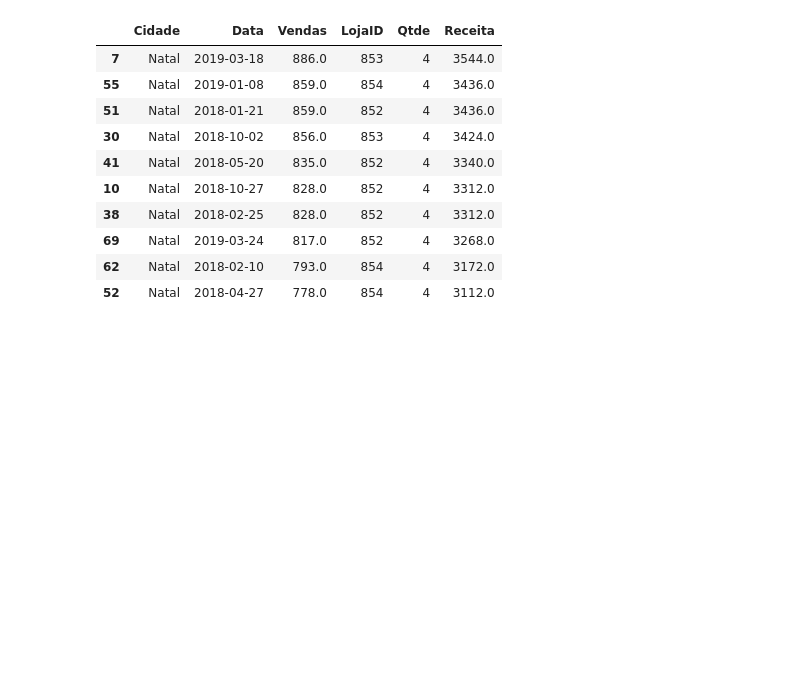
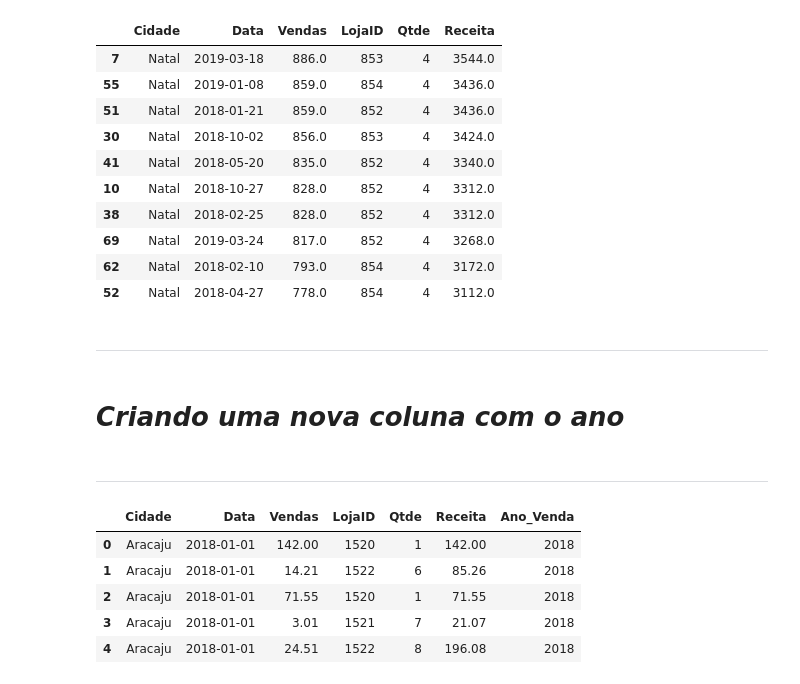
Before and after one commit to Felipe-Magalhaes-A-Carneiro/analise_de_dados-python_pandas, a Jupyter notebook: Notebooks/02-planilhas-excel.ipynb, the cells around one changed output. Cells and saved outputs as stored; diff of their text form; code cells hidden in the pictures; blank space fills up the shorter version.

```diff
--- a/Notebooks/02-planilhas-excel.ipynb
+++ b/Notebooks/02-planilhas-excel.ipynb
@@ -396,3 +402,9 @@ df.sort_values("Receita", ascending= False).head(10)
 | 69 | Natal | 2019-03-24 | 817.0 | 852 | 4 | 3268.0 |
 | 62 | Natal | 2018-02-10 | 793.0 | 854 | 4 | 3172.0 |
 | 52 | Natal | 2018-04-27 | 778.0 | 854 | 4 | 3112.0 |
+# %% [markdown]
+--------------------------------------------------------------------------------------------------
+# %% [markdown]
+# ***Criando uma nova coluna com o ano***
+# %% [markdown]
+--------------------------------------------------------------------------------------------------
@@ -398,0 +413,9 @@ df.sort_values("Receita", ascending= False).head(10)
+# %%
+df.head(5)
+# %% [output]
+|  | Cidade | Data | Vendas | LojaID | Qtde | Receita | Ano_Venda |
+| 0 | Aracaju | 2018-01-01 | 142.00 | 1520 | 1 | 142.00 | 2018 |
+| 1 | Aracaju | 2018-01-01 | 14.21 | 1522 | 6 | 85.26 | 2018 |
+| 2 | Aracaju | 2018-01-01 | 71.55 | 1520 | 1 | 71.55 | 2018 |
+| 3 | Aracaju | 2018-01-01 | 3.01 | 1521 | 7 | 21.07 | 2018 |
+| 4 | Aracaju | 2018-01-01 | 24.51 | 1522 | 8 | 196.08 | 2018 |
```
Also changed, not shown: parts of 25 cells of this notebook.
